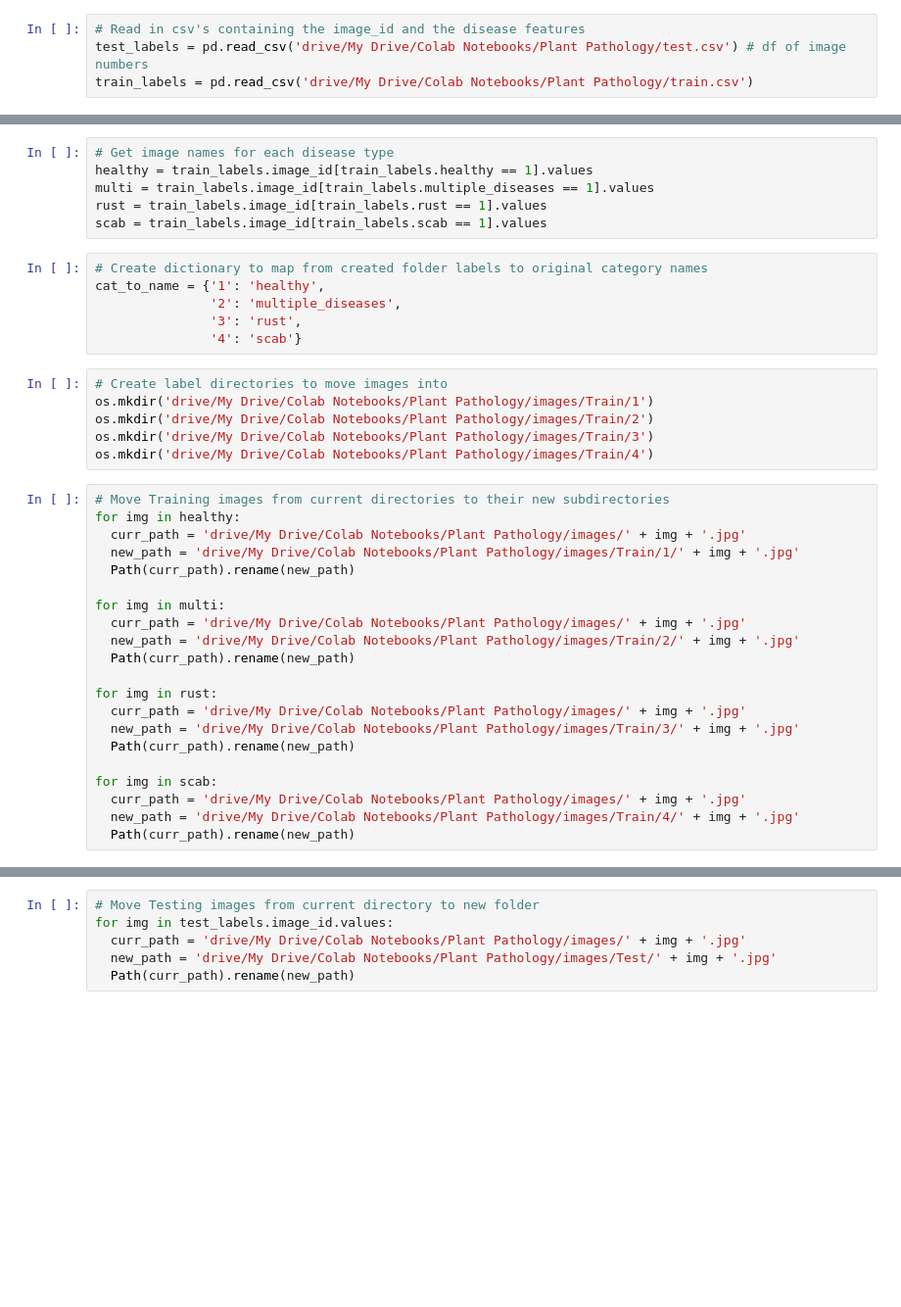
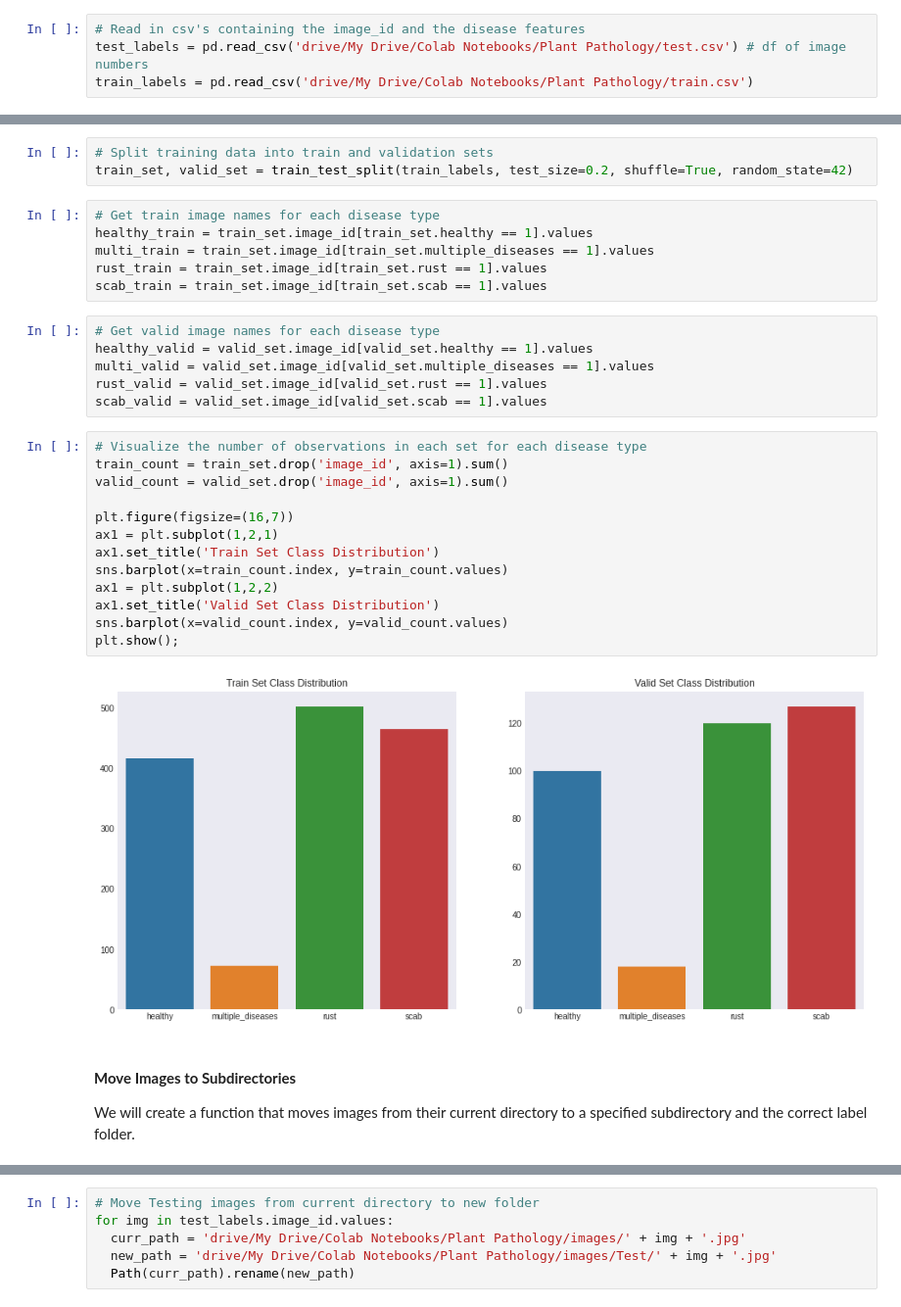
Before and after one commit to dhelms1/plant_pathology, a Jupyter notebook: plant_pathology.ipynb, the cells around one changed output, grey strips where cells are left out. Shown at 98% size. Drawn from its saved outputs; the diff is of its cells as text; blank space fills up the shorter version.

```diff
--- a/plant_pathology.ipynb
+++ b/plant_pathology.ipynb
@@ -86,39 +105,34 @@ os.mkdir('drive/My Drive/Colab Notebooks/Plant Pathology/images/Test')
+# %%
+# Split training data into train and validation sets
+train_set, valid_set = train_test_split(train_labels, test_size=0.2, shuffle=True, random_state=42)
 # %%
-# Get image names for each disease type
-healthy = train_labels.image_id[train_labels.healthy == 1].values
-multi = train_labels.image_id[train_labels.multiple_diseases == 1].values
-rust = train_labels.image_id[train_labels.rust == 1].values
-scab = train_labels.image_id[train_labels.scab == 1].values
+# Get train image names for each disease type
+healthy_train = train_set.image_id[train_set.healthy == 1].values
+multi_train = train_set.image_id[train_set.multiple_diseases == 1].values
+rust_train = train_set.image_id[train_set.rust == 1].values
+scab_train = train_set.image_id[train_set.scab == 1].values
-# %%
-# Create dictionary to map from created folder labels to original category names
-cat_to_name = {'1': 'healthy',
-               '2': 'multiple_diseases',
-               '3': 'rust',
-               '4': 'scab'}
-# %%
-# Create label directories to move images into
-os.mkdir('drive/My Drive/Colab Notebooks/Plant Pathology/images/Train/1')
-os.mkdir('drive/My Drive/Colab Notebooks/Plant Pathology/images/Train/2')
-os.mkdir('drive/My Drive/Colab Notebooks/Plant Pathology/images/Train/3')
-os.mkdir('drive/My Drive/Colab Notebooks/Plant Pathology/images/Train/4')
-# %%
-# Move Training images from current directories to their new subdirectories
-for img in healthy:
-  curr_path = 'drive/My Drive/Colab Notebooks/Plant Pathology/images/' + img + '.jpg'
-  new_path = 'drive/My Drive/Colab Notebooks/Plant Pathology/images/Train/1/' + img + '.jpg'
-  Path(curr_path).rename(new_path)
-
-for img in multi:
-  curr_path = 'drive/My Drive/Colab Notebooks/Plant Pathology/images/' + img + '.jpg'
-  new_path = 'drive/My Drive/Colab Notebooks/Plant Pathology/images/Train/2/' + img + '.jpg'
-  Path(curr_path).rename(new_path)
-
-for img in rust:
-  curr_path = 'drive/My Drive/Colab Notebooks/Plant Pathology/images/' + img + '.jpg'
-  new_path = 'drive/My Drive/Colab Notebooks/Plant Pathology/images/Train/3/' + img + '.jpg'
-  Path(curr_path).rename(new_path)
-
-for img in scab:
-  curr_path = 'drive/My Drive/Colab Notebooks/Plant Pathology/images/' + img + '.jpg'
-  new_path = 'drive/My Drive/Colab Notebooks/Plant Pathology/images/Train/4/' + img + '.jpg'
-  Path(curr_path).rename(new_path)
+# %%
+# Get valid image names for each disease type
+healthy_valid = valid_set.image_id[valid_set.healthy == 1].values
+multi_valid = valid_set.image_id[valid_set.multiple_diseases == 1].values
+rust_valid = valid_set.image_id[valid_set.rust == 1].values
+scab_valid = valid_set.image_id[valid_set.scab == 1].values
+# %%
+# Visualize the number of observations in each set for each disease type
+train_count = train_set.drop('image_id', axis=1).sum()
+valid_count = valid_set.drop('image_id', axis=1).sum()
+
+plt.figure(figsize=(16,7))
+ax1 = plt.subplot(1,2,1)
+ax1.set_title('Train Set Class Distribution')
+sns.barplot(x=train_count.index, y=train_count.values)
+ax1 = plt.subplot(1,2,2)
+ax1.set_title('Valid Set Class Distribution')
+sns.barplot(x=valid_count.index, y=valid_count.values)
+plt.show();
+# %% [output]
+[figure, added]
+# %% [markdown]
+#### **Move Images to Subdirectories**
+
+We will create a function that moves images from their current directory to a specified subdirectory and the correct label folder.
```
Also changed, not shown: parts of 29 cells of this notebook.
